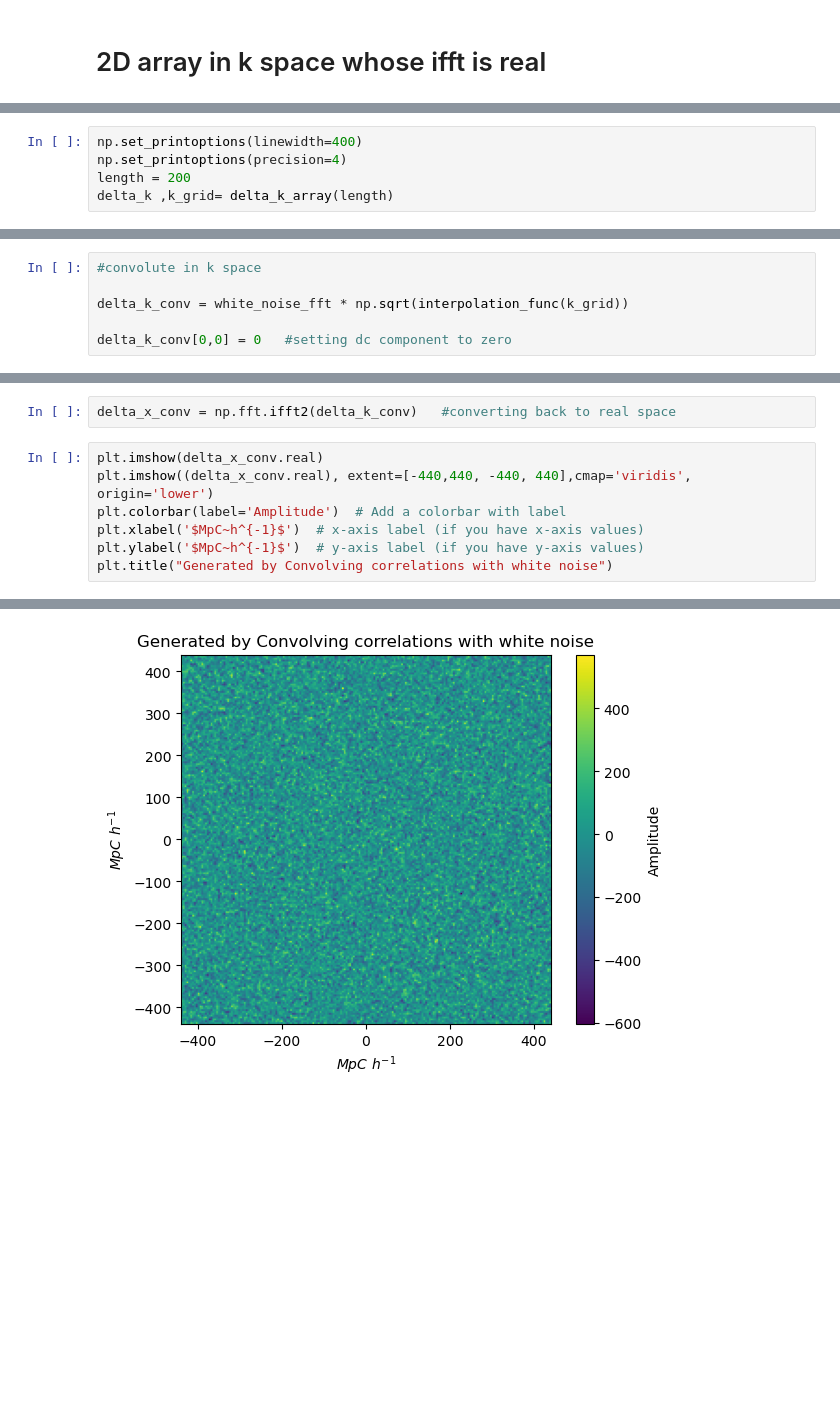
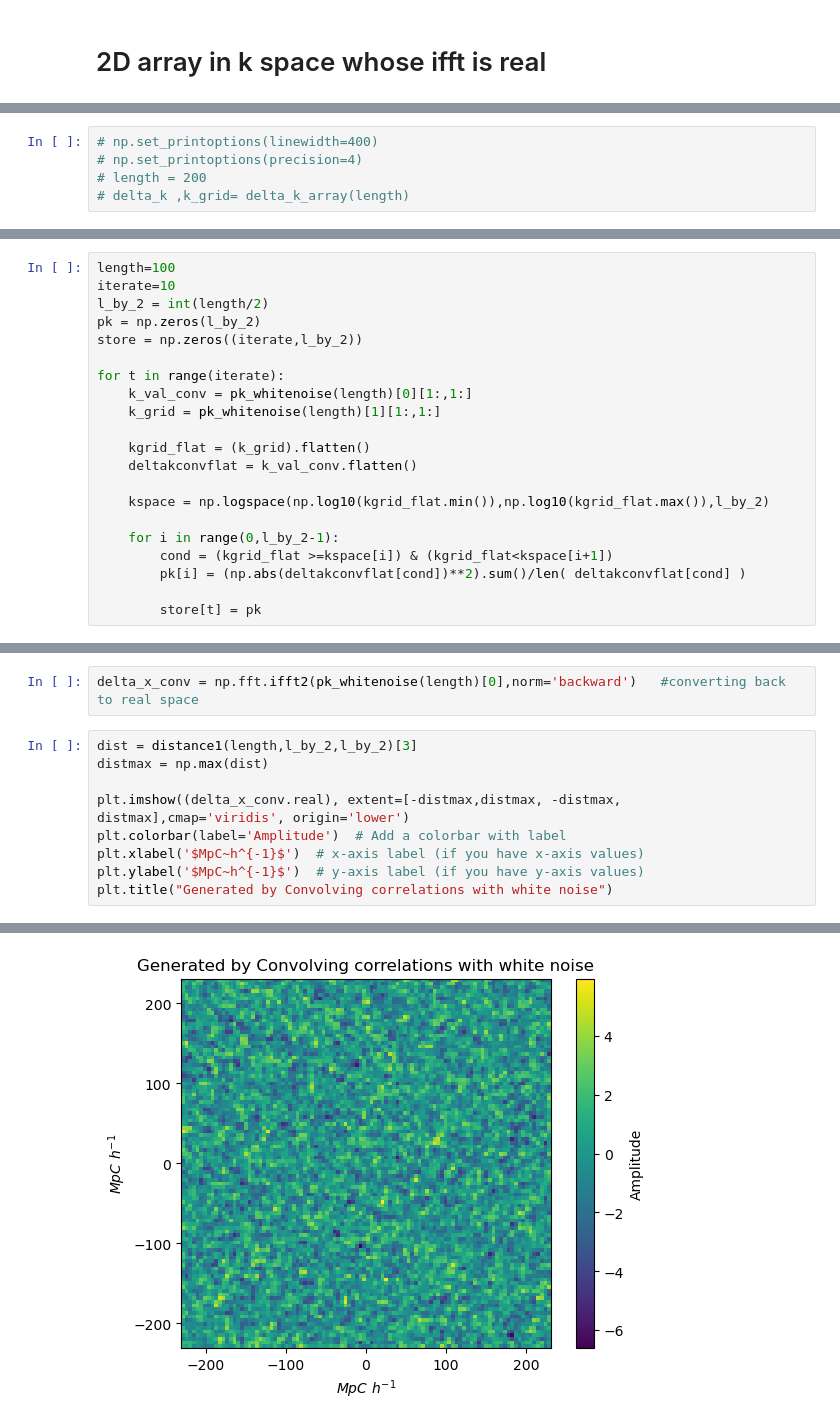
Before and after one commit to satvik-m97/PhD_thesis, a Jupyter notebook: DM_density_field.ipynb, the cells around one changed output, grey strips where cells are left out. Cells and saved outputs as stored; diff of their text form; blank space fills up the shorter version.

```diff
--- a/DM_density_field.ipynb
+++ b/DM_density_field.ipynb
@@ -117,6 +79,6 @@ def delta_k_array(length):
 # %%
-np.set_printoptions(linewidth=400)
-np.set_printoptions(precision=4)
-length = 200
-delta_k ,k_grid= delta_k_array(length)
+# np.set_printoptions(linewidth=400)
+# np.set_printoptions(precision=4)
+# length = 200
+# delta_k ,k_grid= delta_k_array(length)
 # %%
@@ -153,6 +113,0 @@ white_noise_fft = np.fft.fft2(white_noise)
-# %%
-#convolute in k space
-
-delta_k_conv = white_noise_fft * np.sqrt(interpolation_func(k_grid))
-
-delta_k_conv[0,0] = 0   #setting dc component to zero
@@ -158,0 +140,21 @@ delta_k_conv[0,0] = 0   #setting dc component to zero
+# %%
+length=100
+iterate=10
+l_by_2 = int(length/2)
+pk = np.zeros(l_by_2)
+store = np.zeros((iterate,l_by_2))
+
+for t in range(iterate):
+    k_val_conv = pk_whitenoise(length)[0][1:,1:]
+    k_grid = pk_whitenoise(length)[1][1:,1:]
+
+    kgrid_flat = (k_grid).flatten()
+    deltakconvflat = k_val_conv.flatten()
+
+    kspace = np.logspace(np.log10(kgrid_flat.min()),np.log10(kgrid_flat.max()),l_by_2)
+
+    for i in range(0,l_by_2-1):
+        cond = (kgrid_flat >=kspace[i]) & (kgrid_flat<kspace[i+1])
+        pk[i] = (np.abs(deltakconvflat[cond])**2).sum()/len( deltakconvflat[cond] )
+
+        store[t] = pk
@@ -159,12 +180,14 @@ delta_k_conv[0,0] = 0   #setting dc component to zero
 # %%
-delta_x_conv = np.fft.ifft2(delta_k_conv)   #converting back to real space
+delta_x_conv = np.fft.ifft2(pk_whitenoise(length)[0],norm='backward')   #converting back to real space
 # %%
-plt.imshow(delta_x_conv.real)
-plt.imshow((delta_x_conv.real), extent=[-440,440, -440, 440],cmap='viridis', origin='lower')
+dist = distance1(length,l_by_2,l_by_2)[3]
+distmax = np.max(dist)
+
+plt.imshow((delta_x_conv.real), extent=[-distmax,distmax, -distmax, distmax],cmap='viridis', origin='lower')
 plt.colorbar(label='Amplitude')  # Add a colorbar with label
 plt.xlabel('$MpC~h^{-1}$')  # x-axis label (if you have x-axis values)
 plt.ylabel('$MpC~h^{-1}$')  # y-axis label (if you have y-axis values)
 plt.title("Generated by Convolving correlations with white noise")
 # %% [output]
 Text(0.5, 1.0, 'Generated by Convolving correlations with white noise')
-[figure, old version]
+[figure, new version]
```
Also changed, not shown: parts of 27 cells of this notebook.
